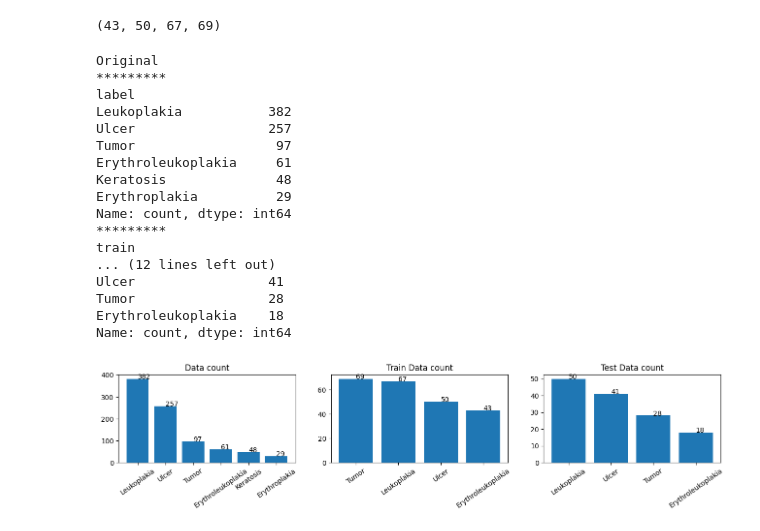
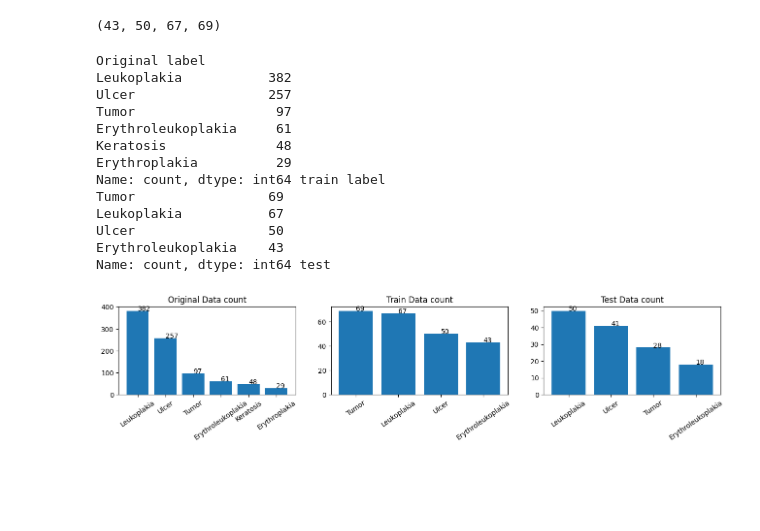
Before and after one commit to HanishDhanwalkar/lesion-classification, a Jupyter notebook: Resnet/data_balanced/data.ipynb, the cells around one changed output. Drawn from its saved outputs; the diff is of its cells as text; code cells hidden in the pictures; blank space fills up the shorter version.

```diff
--- a/Resnet/data_balanced/data.ipynb
+++ b/Resnet/data_balanced/data.ipynb
@@ -3,8 +3,8 @@ import pandas as pd
 import os
 import shutil
 # %%
-df_train = pd.read_csv('train2/data_train.csv')
-df_test = pd.read_csv('test2/data_test.csv')
+df_train = pd.read_csv('train/data_train.csv')
+df_test = pd.read_csv('test/data_test.csv')
 
-df_train.drop(columns=['path'])
-df_test.drop(columns=['path'])
+df_train.drop(columns=['path'], inplace=True)
+df_test.drop(columns=['path'] ,inplace=True)
@@ -64,7 +54,7 @@ df_org
 labels = list(set(df_test['label'].to_list()))
 print(labels)
 
-for lab in labels:
-    os.mkdir('train2/' + lab)
-    os.mkdir('test2/' + lab)
+# for lab in labels:
+    # os.mkdir('train/' + lab)
+    # os.mkdir('test/' + lab)
 # %% [output]
@@ -97,25 +123,21 @@ counts_all = df_org['label'].value_counts()
 counts_train = df_train['label'].value_counts()
 counts_test = df_test['label'].value_counts()
 
-print('Original',counts_all, 'train', counts_train, 'test', counts_test, sep='\n*********\n')
+print('Original',counts_all, 'train', counts_train, 'test', )#counts_test, sep='\n*********\n')
 # %% [output]
-Original
-*********
-label
+Original label
 Leukoplakia           382
 Ulcer                 257
 Tumor                  97
 Erythroleukoplakia     61
 Keratosis              48
 Erythroplakia          29
-Name: count, dtype: int64
-*********
-train
-... (12 lines left out)
-Ulcer                 41
-Tumor                 28
-Erythroleukoplakia    18
-Name: count, dtype: int64
+Name: count, dtype: int64 train label
+Tumor                 69
+Leukoplakia           67
+Ulcer                 50
+Erythroleukoplakia    43
+Name: count, dtype: int64 test
 # %%
 import matplotlib.pyplot as plt
 from matplotlib.gridspec import GridSpec
@@ -127,32 +149,32 @@ fig = plt.figure(figsize=(16, 8))
 ax1 = fig.add_subplot(gs[0,0])
 ax1.bar(counts_all.keys(), counts_all)
 for i in range(len(counts_all.keys())):
     ax1.text(i,counts_all[i],counts_all[i])
 ax1.set_xticks(range(len(counts_all.keys())))
 ax1.set_xticklabels(counts_all.keys())
 ax1.tick_params(axis='x', rotation=35)
-ax1.set_title('Data count')
+ax1.set_title('Original Data count')
 
 # train data
 ax2 = fig.add_subplot(gs[0,1])
 ax2.bar(counts_train.keys(), counts_train)
 for i in range(len(counts_train.keys())):
     ax2.text(i,counts_train[i],counts_train[i])
 ax2.set_xticks(range(len(counts_train.keys())))
 ax2.set_xticklabels(counts_train.keys())
 ax2.tick_params(axis='x', rotation=35)
 ax2.set_title('Train Data count')
 
 # test data
 ax3 = fig.add_subplot(gs[0,2])
 ax3.bar(counts_test.keys(), counts_test)
 for i in range(len(counts_test.keys())):
     ax3.text(i,counts_test[i],counts_test[i])
 ax3.set_xticks(range(len(counts_test.keys())))
 ax3.set_xticklabels(counts_test.keys())
 ax3.tick_params(axis='x', rotation=35)
 ax3.set_title('Test Data count')
 
 plt.show()
 # %% [output]
-[figure, old version]
+[figure, new version]
```
Also changed, not shown: parts of 7 cells of this notebook, 6 other files.
